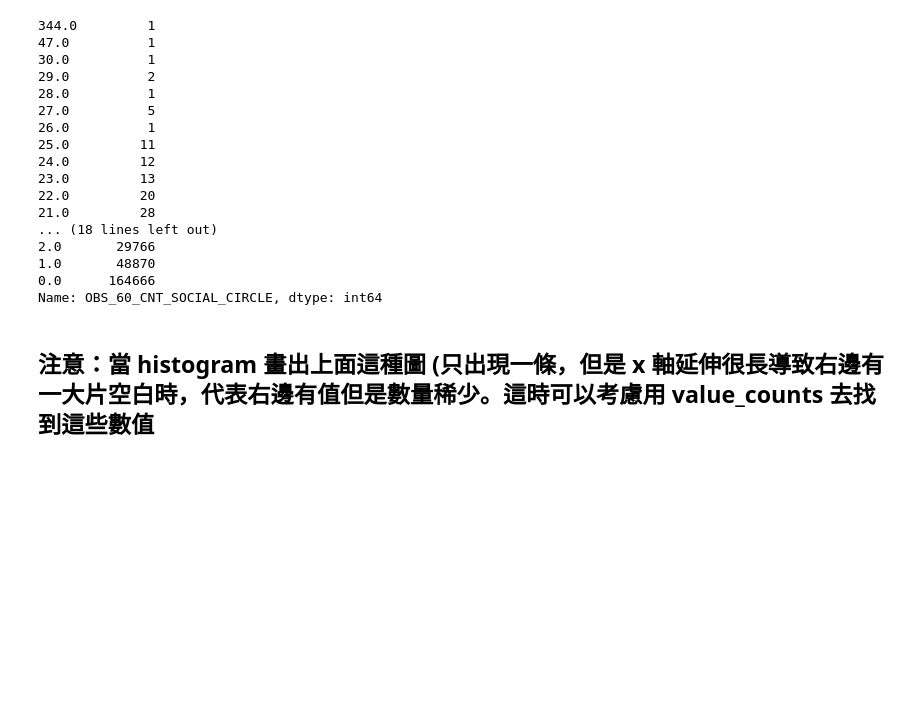
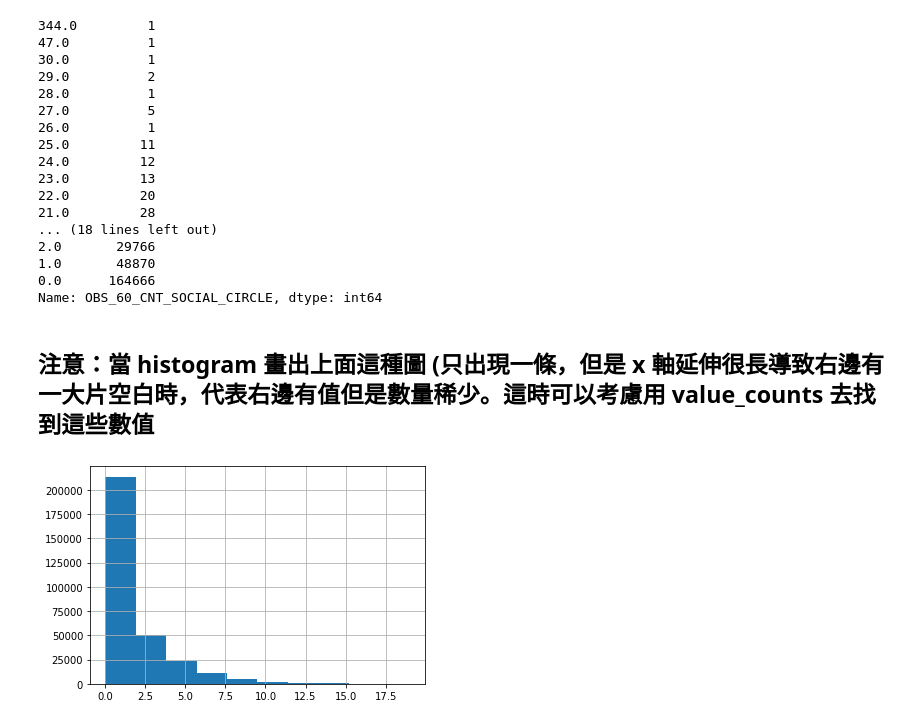
Before and after one commit to linghung/3rd-ML100Days, a Jupyter notebook: homework/Day_009_HW.ipynb, the cells around one changed output. Saved outputs shown, nothing was run; the diff lists cells and outputs as text; code cells hidden in the pictures; blank space fills up the shorter version.

```diff
--- a/homework/Day_009_HW.ipynb
+++ b/homework/Day_009_HW.ipynb
@@ -222,11 +222,10 @@ Name: OBS_60_CNT_SOCIAL_CIRCLE, dtype: int64
 # %%
 # 把一些極端值暫時去掉，在繪製一次 Histogram
 # 選擇 OBS_60_CNT_SOCIAL_CIRCLE 小於 20 的資料點繪製
-"""
-Your Code Here
-"""
-loc_a =
-loc_b =
+loc_a = app_train['OBS_60_CNT_SOCIAL_CIRCLE']<20
+loc_b = 'OBS_60_CNT_SOCIAL_CIRCLE'
 
 app_train.loc[loc_a, loc_b].hist()
 plt.show()
+# %% [output]
+[figure, added]
```
